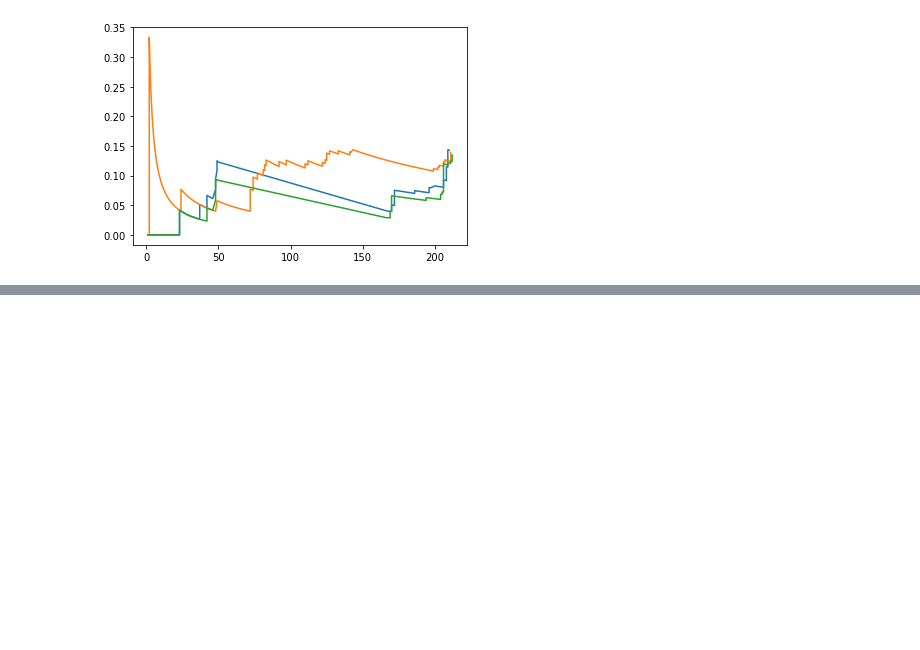
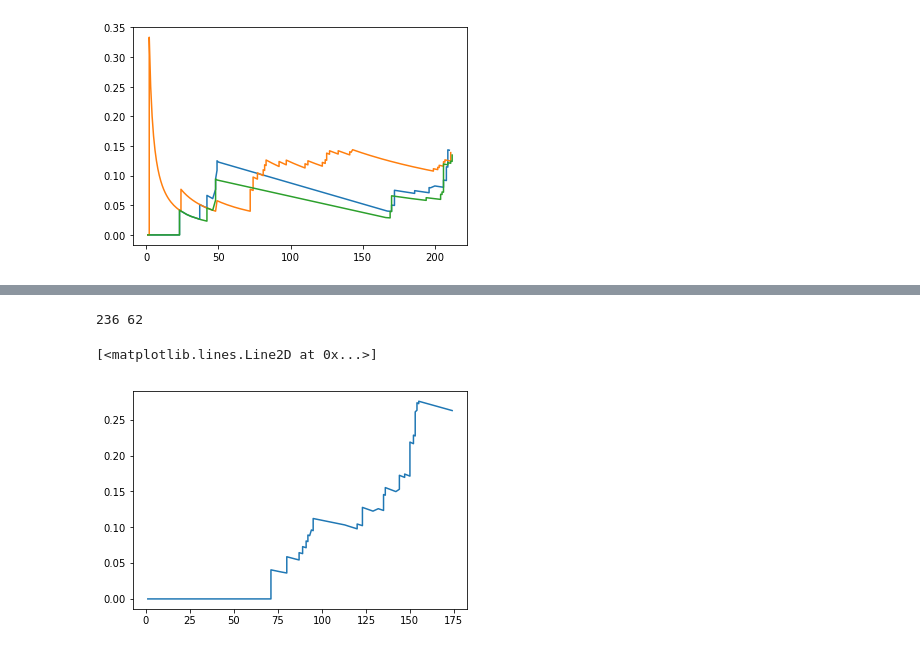
Before and after one commit to ablab/nerpa, a Jupyter notebook: scripts/FDR.ipynb, the cells around one changed output, grey strips where cells are left out. Saved outputs shown, nothing was run; the diff lists cells and outputs as text; code cells hidden in the pictures; blank space fills up the shorter version.

```diff
--- a/scripts/FDR.ipynb
+++ b/scripts/FDR.ipynb
@@ -158,0 +175,11 @@ plt.plot(x2, y2)
+# %%
+import matplotlib.pyplot as plt
+%matplotlib inline
+
+x1, y1 = uniqueFDR(MergeList(list(zip(right_df['Score'].tolist(), right_df['mol id'].tolist())),
+                       list(zip(wrong_df['score'].tolist(), wrong_df['mol id'].tolist()))))
+plt.plot(x1, y1)
+# %% [output]
+236 62
+[<matplotlib.lines.Line2D at 0x...>]
+[figure, added]
```
Also changed, not shown: parts of 5 cells of this notebook, 13 other files.
